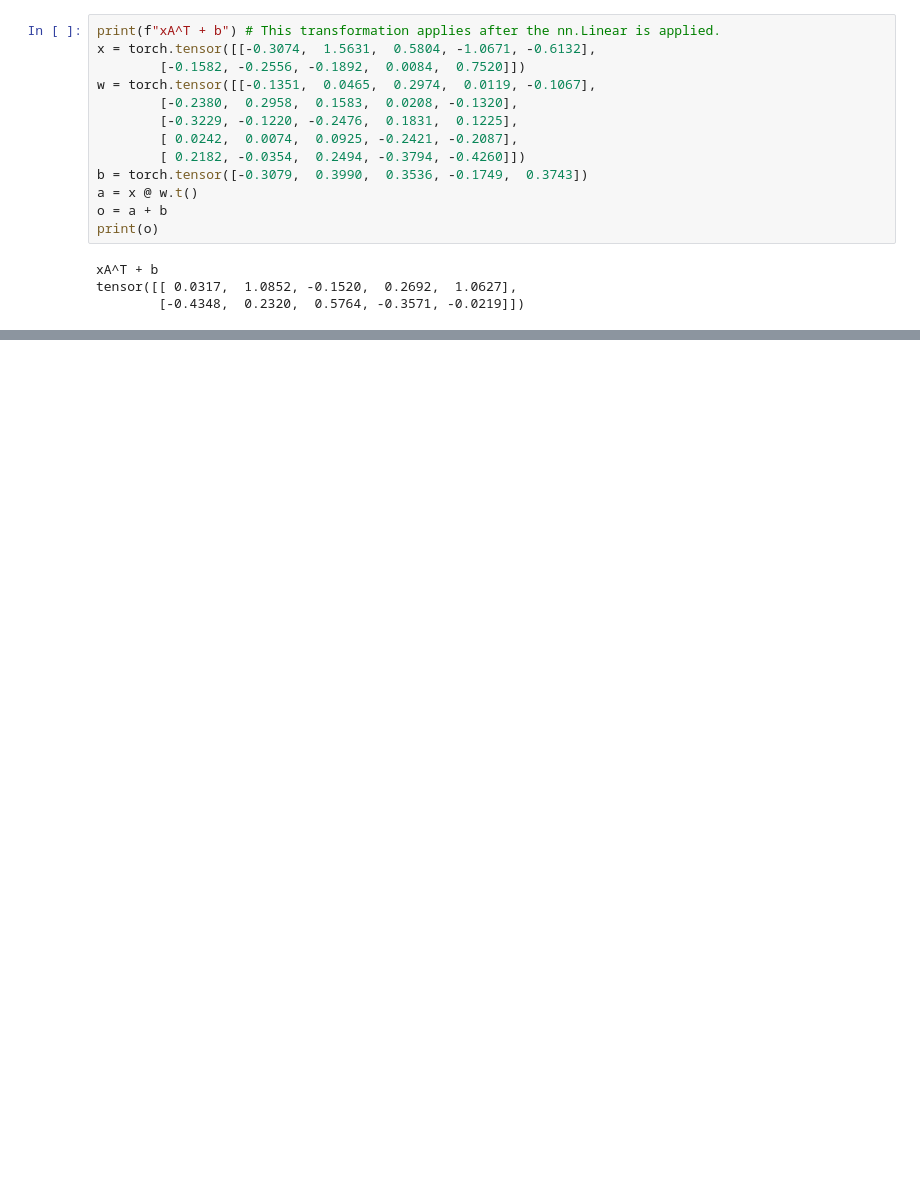
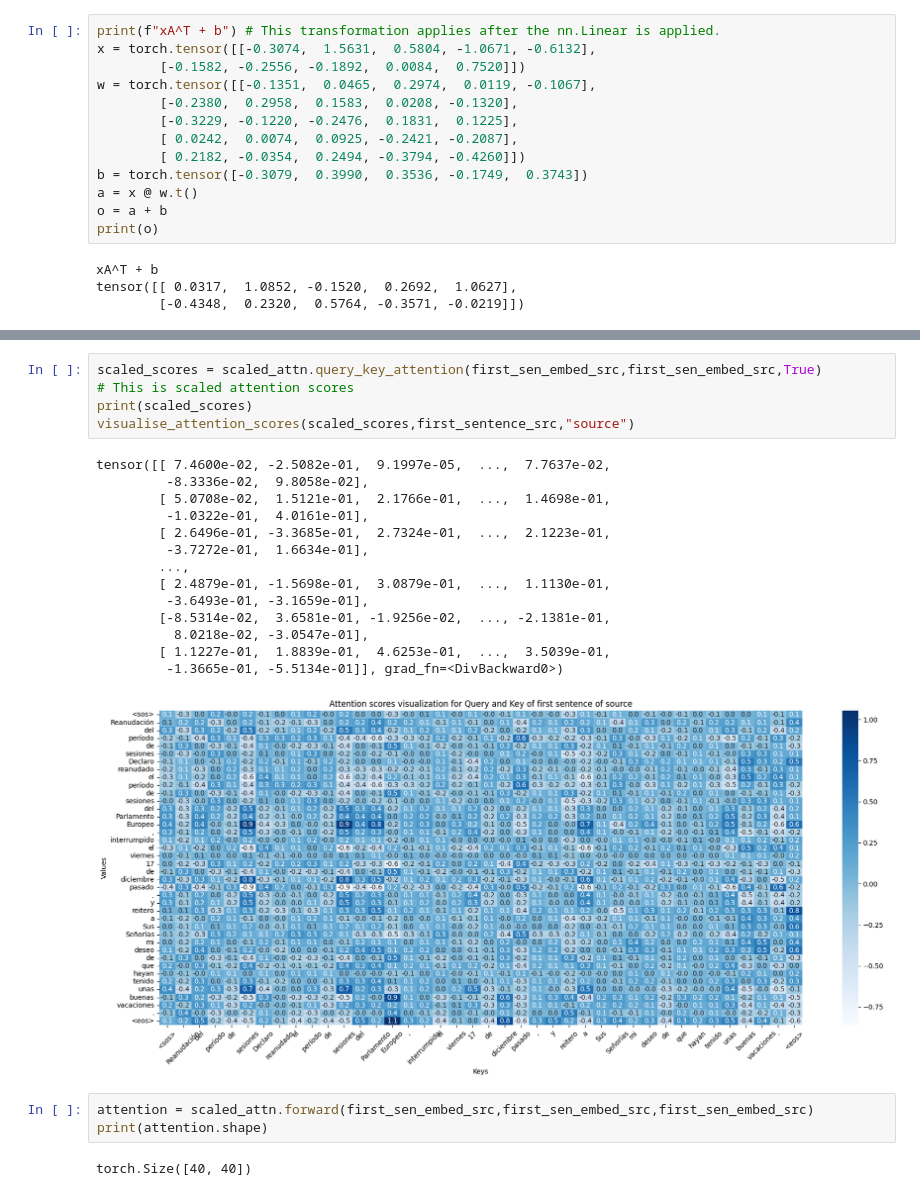
Before and after one commit to bimalmagar10/deep-learning, a Jupyter notebook: transformers/trnsfmr_from_scratch/main.ipynb, the cells around one changed output, grey strips where cells are left out. Saved outputs shown, nothing was run; the diff lists cells and outputs as text; blank space fills up the shorter version.

```diff
--- a/transformers/trnsfmr_from_scratch/main.ipynb
+++ b/transformers/trnsfmr_from_scratch/main.ipynb
@@ -109,0 +149,25 @@ print(scaled_attention.forward(embedded_bimal,embedded_bimal,embedded_bimal))
+# %%
+scaled_scores = scaled_attn.query_key_attention(first_sen_embed_src,first_sen_embed_src,True)
+# This is scaled attention scores
+print(scaled_scores)
+visualise_attention_scores(scaled_scores,first_sentence_src,"source")
+# %% [output]
+tensor([[ 7.4600e-02, -2.5082e-01,  9.1997e-05,  ...,  7.7637e-02,
+         -8.3336e-02,  9.8058e-02],
+        [ 5.0708e-02,  1.5121e-01,  2.1766e-01,  ...,  1.4698e-01,
+         -1.0322e-01,  4.0161e-01],
+        [ 2.6496e-01, -3.3685e-01,  2.7324e-01,  ...,  2.1223e-01,
+         -3.7272e-01,  1.6634e-01],
+        ...,
+        [ 2.4879e-01, -1.5698e-01,  3.0879e-01,  ...,  1.1130e-01,
+         -3.6493e-01, -3.1659e-01],
+        [-8.5314e-02,  3.6581e-01, -1.9256e-02,  ..., -2.1381e-01,
+          8.0218e-02, -3.0547e-01],
+        [ 1.1227e-01,  1.8839e-01,  4.6253e-01,  ...,  3.5039e-01,
+         -1.3665e-01, -5.5134e-01]], grad_fn=<DivBackward0>)
+[figure, added]
+# %%
+attention = scaled_attn.forward(first_sen_embed_src,first_sen_embed_src,first_sen_embed_src)
+print(attention.shape)
+# %% [output]
+torch.Size([40, 40])
```
Also changed, not shown: parts of 6 cells of this notebook, 3 other files.
